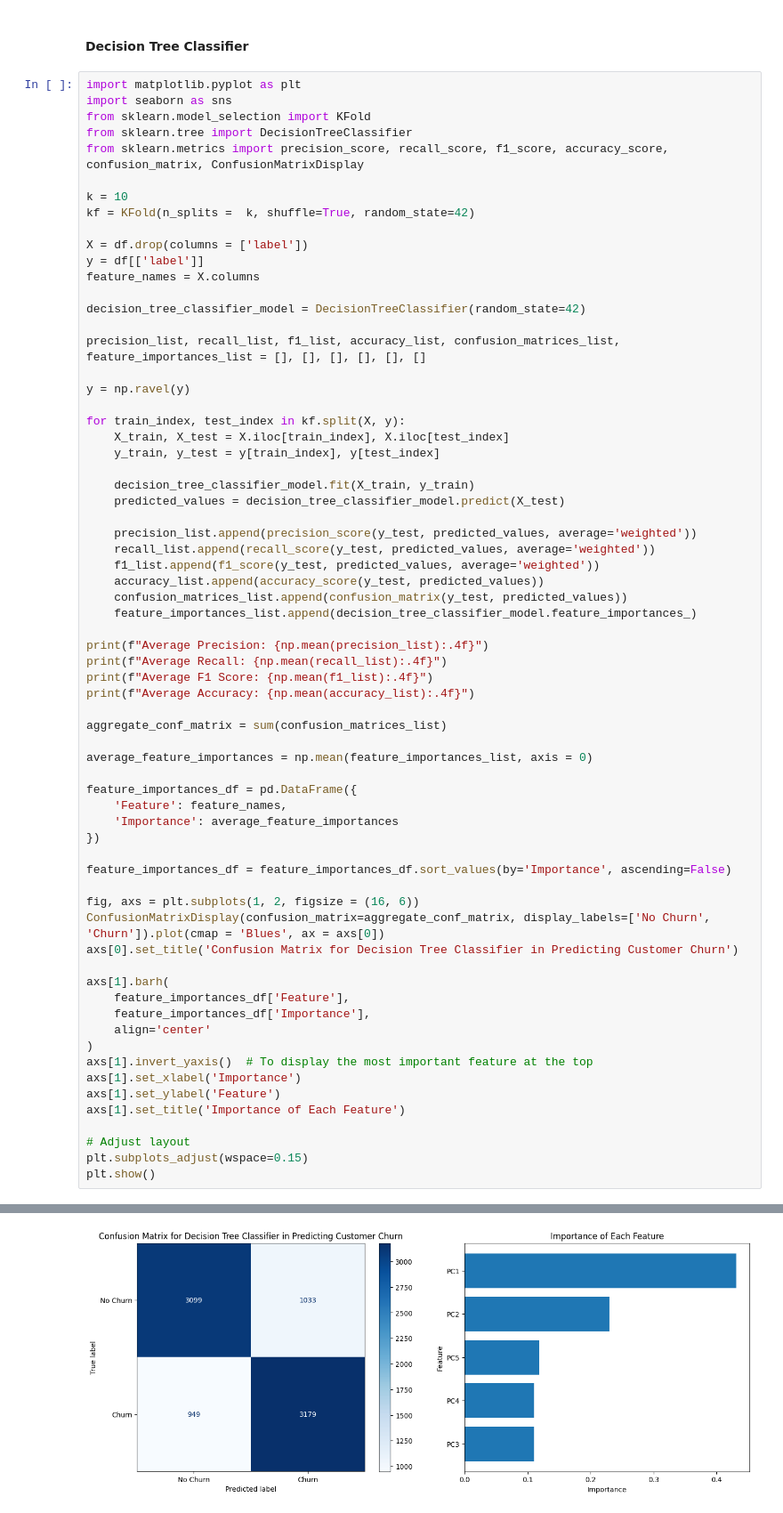
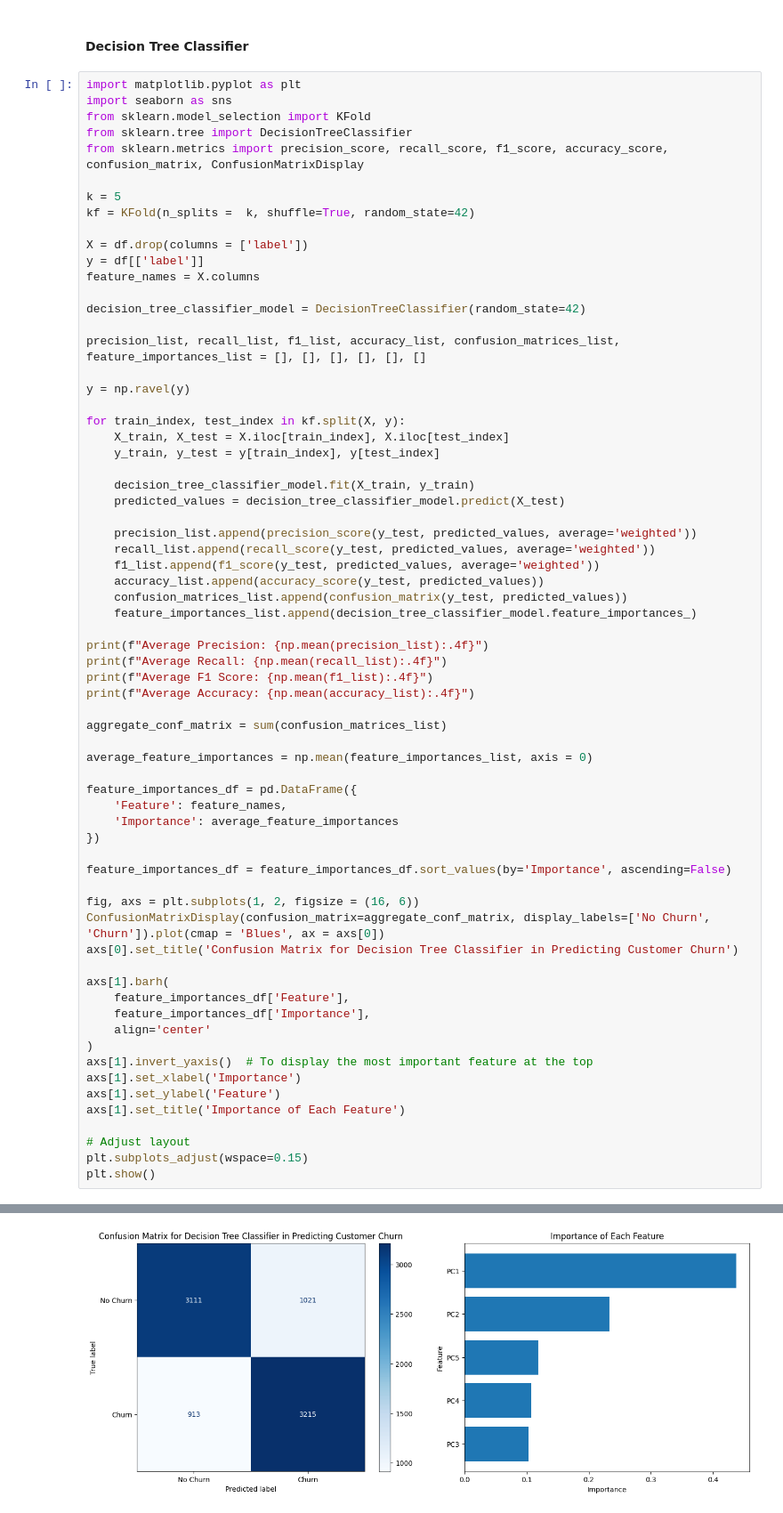
Before and after one commit to Sherwin1600/CS-412-Final-Project, a Jupyter notebook: decision_tree_classifer.ipynb, the cells around one changed output, grey strips where cells are left out. Shown: that part at 89% size. Saved outputs shown, nothing was run; the diff lists cells and outputs as text.

```diff
--- a/decision_tree_classifer.ipynb
+++ b/decision_tree_classifer.ipynb
@@ -31,7 +31,7 @@ from sklearn.model_selection import KFold
 from sklearn.tree import DecisionTreeClassifier
 from sklearn.metrics import precision_score, recall_score, f1_score, accuracy_score, confusion_matrix, ConfusionMatrixDisplay
 
-k = 10
+k = 5
 kf = KFold(n_splits =  k, shuffle=True, random_state=42)
 
 X = df.drop(columns = ['label'])
@@ -99 +99 @@ Average Accuracy: 0.7600
-[figure, old version]
+[figure, new version]
```
Also changed, not shown: parts of 1 cell of this notebook.
